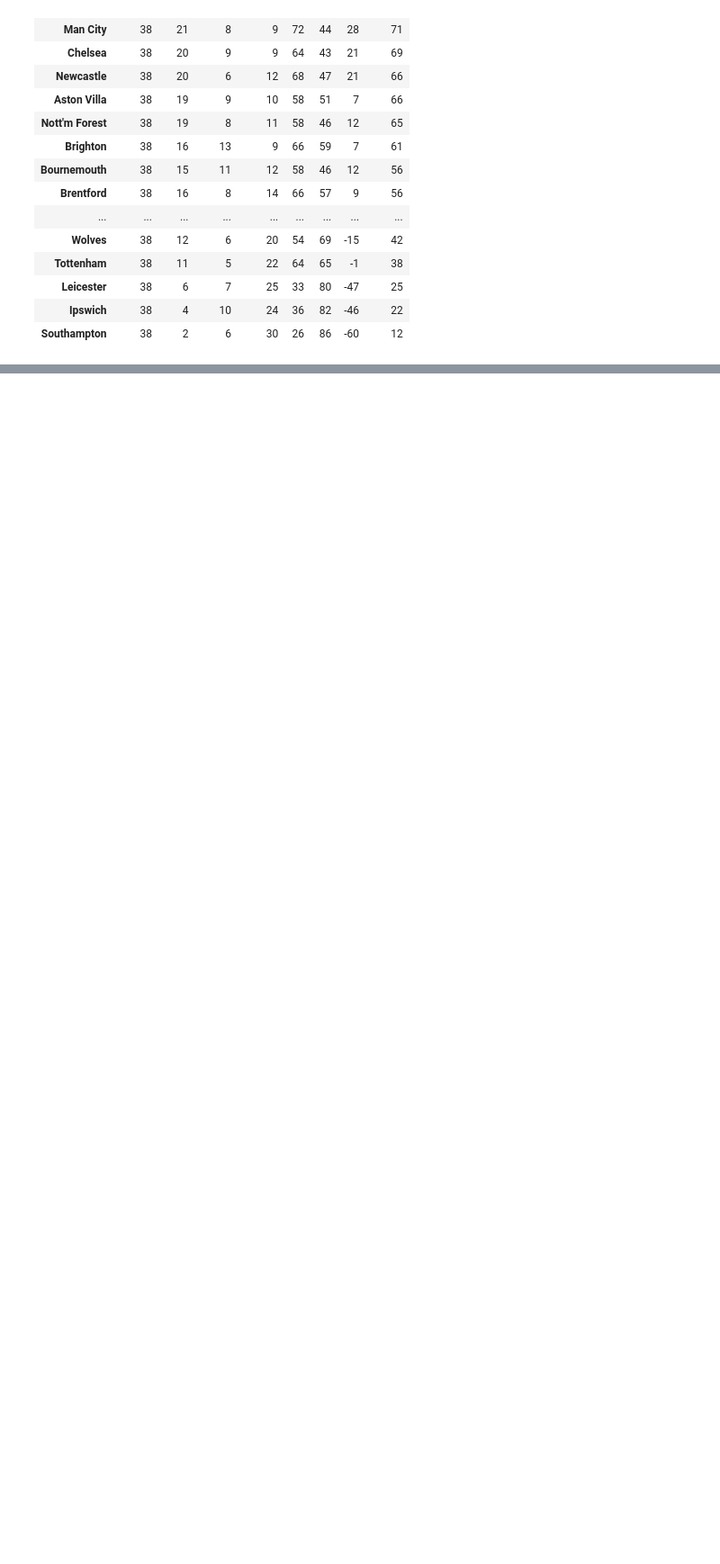
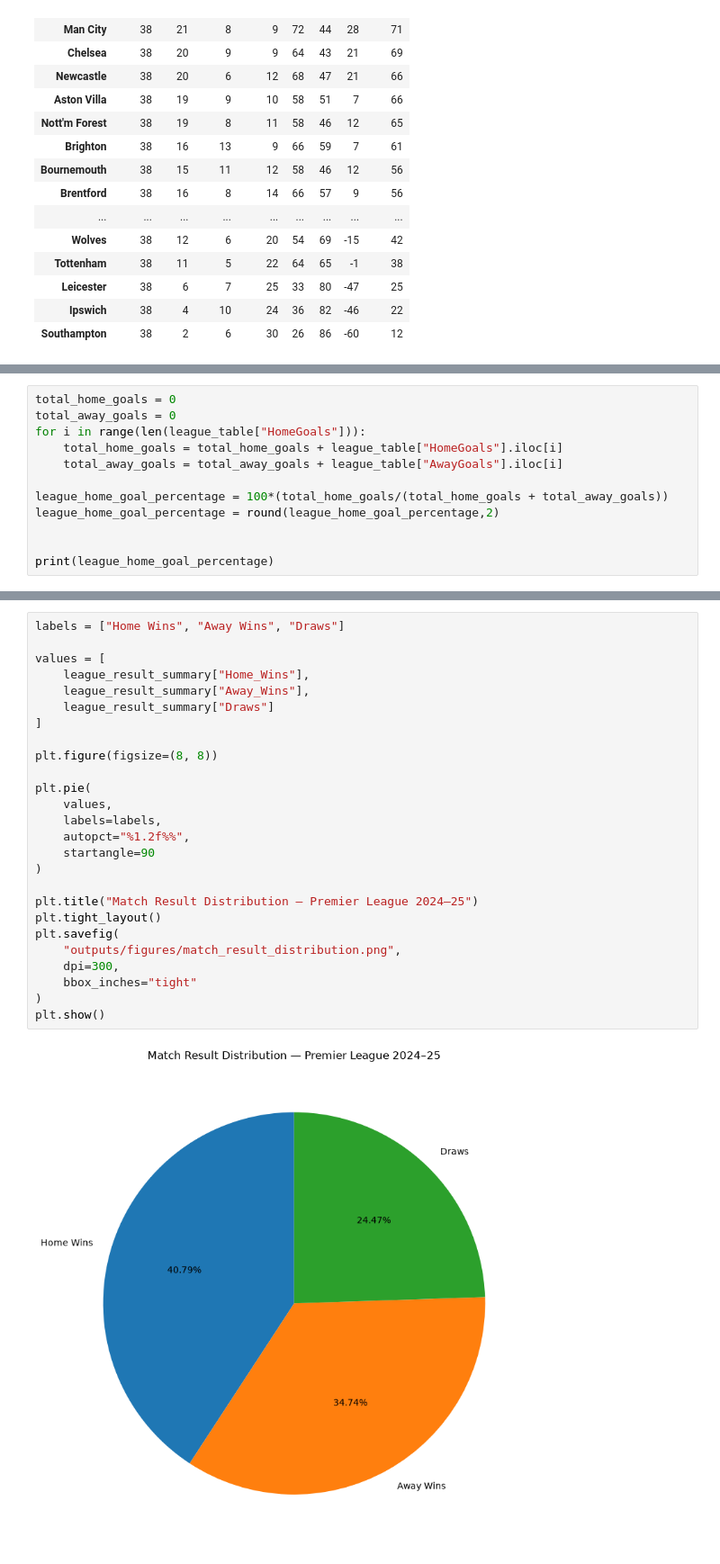
Before and after one commit to Shu123ty/2024-2025_premier_league_analysis, a Jupyter notebook: notebooks/02_league_table_analysis.ipynb, the cells around one changed output, grey strips where cells are left out. Shown at 90% size. Cells and saved outputs as stored; diff of their text form; blank space fills up the shorter version.

```diff
--- a/notebooks/02_league_table_analysis.ipynb
+++ b/notebooks/02_league_table_analysis.ipynb
@@ -392,0 +560,12 @@ away_goals = {}
+# %%
+total_home_goals = 0
+total_away_goals = 0
+for i in range(len(league_table["HomeGoals"])):
+    total_home_goals = total_home_goals + league_table["HomeGoals"].iloc[i]
+    total_away_goals = total_away_goals + league_table["AwayGoals"].iloc[i]
+
+league_home_goal_percentage = 100*(total_home_goals/(total_home_goals + total_away_goals))
+league_home_goal_percentage = round(league_home_goal_percentage,2)
+
+
+print(league_home_goal_percentage)
@@ -392,0 +603,28 @@ away_goals = {}
+# %%
+labels = ["Home Wins", "Away Wins", "Draws"]
+
+values = [
+    league_result_summary["Home_Wins"],
+    league_result_summary["Away_Wins"],
+    league_result_summary["Draws"]
+]
+
+plt.figure(figsize=(8, 8))
+
+plt.pie(
+    values,
+    labels=labels,
+    autopct="%1.2f%%",
+    startangle=90
+)
+
+plt.title("Match Result Distribution — Premier League 2024–25")
+plt.tight_layout()
+plt.savefig(
+    "outputs/figures/match_result_distribution.png",
+    dpi=300,
+    bbox_inches="tight"
+)
+plt.show()
+# %% [output]
+[figure, added]
```
Also changed, not shown: parts of 18 cells of this notebook, 6 other files.
